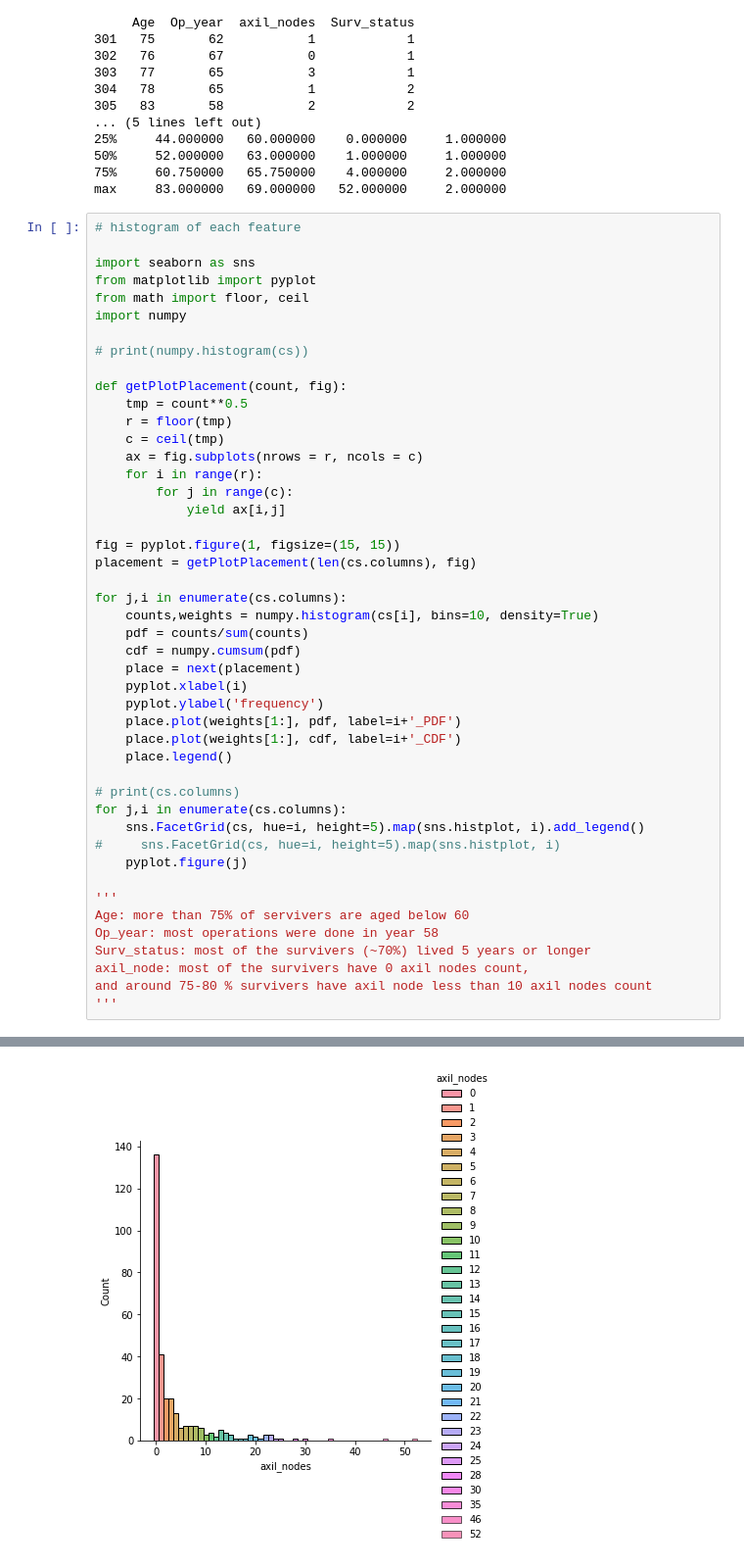
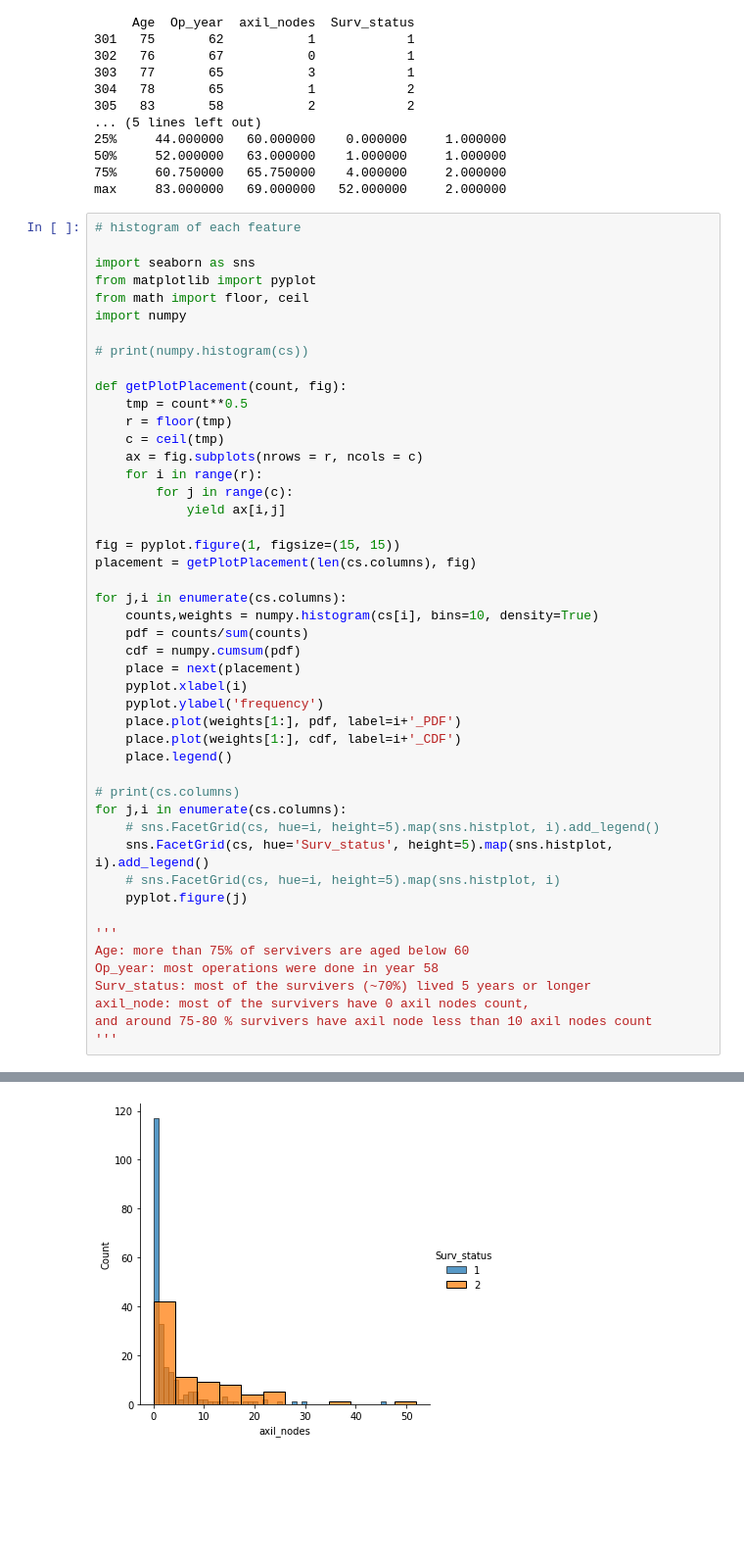
Before and after one commit to Nikheel001/AI-ML-datamining, a Jupyter notebook: habermans-survival-data-set/univeriate analysis.ipynb, the cells around one changed output, grey strips where cells are left out. Shown: that part at 98% size. Saved outputs shown, nothing was run; the diff lists cells and outputs as text; blank space fills up the shorter version.

```diff
--- a/habermans-survival-data-set/univeriate analysis.ipynb
+++ b/habermans-survival-data-set/univeriate analysis.ipynb
@@ -58,33 +58,34 @@ def getPlotPlacement(count, fig):
 
 fig = pyplot.figure(1, figsize=(15, 15))
 placement = getPlotPlacement(len(cs.columns), fig)
 
 for j,i in enumerate(cs.columns):
     counts,weights = numpy.histogram(cs[i], bins=10, density=True)
     pdf = counts/sum(counts)
     cdf = numpy.cumsum(pdf)
     place = next(placement)
     pyplot.xlabel(i)
     pyplot.ylabel('frequency')
     place.plot(weights[1:], pdf, label=i+'_PDF')
     place.plot(weights[1:], cdf, label=i+'_CDF')
     place.legend()
 
 # print(cs.columns)
 for j,i in enumerate(cs.columns):
-    sns.FacetGrid(cs, hue=i, height=5).map(sns.histplot, i).add_legend()
-#     sns.FacetGrid(cs, hue=i, height=5).map(sns.histplot, i)
+    # sns.FacetGrid(cs, hue=i, height=5).map(sns.histplot, i).add_legend()
+    sns.FacetGrid(cs, hue='Surv_status', height=5).map(sns.histplot, i).add_legend()
+    # sns.FacetGrid(cs, hue=i, height=5).map(sns.histplot, i)
     pyplot.figure(j)
 
 '''
 Age: more than 75% of servivers are aged below 60
 Op_year: most operations were done in year 58
 Surv_status: most of the survivers (~70%) lived 5 years or longer
 axil_node: most of the survivers have 0 axil nodes count,
 and around 75-80 % survivers have axil node less than 10 axil nodes count
 '''
 # %% [output]
 '\nAge: more than 75% of servivers are aged below 60\nOp_year: most operations were done in year 58\nSurv_status: most of the survivers (~70%) lived 5 years or longer\naxil_node: most of the survivers ...
 <Figure size 432x288 with 0 Axes>
 [figure]
-[figure, old version]
+[figure, new version]
```
Also changed, not shown: parts of 3 cells of this notebook, 6 other files.
